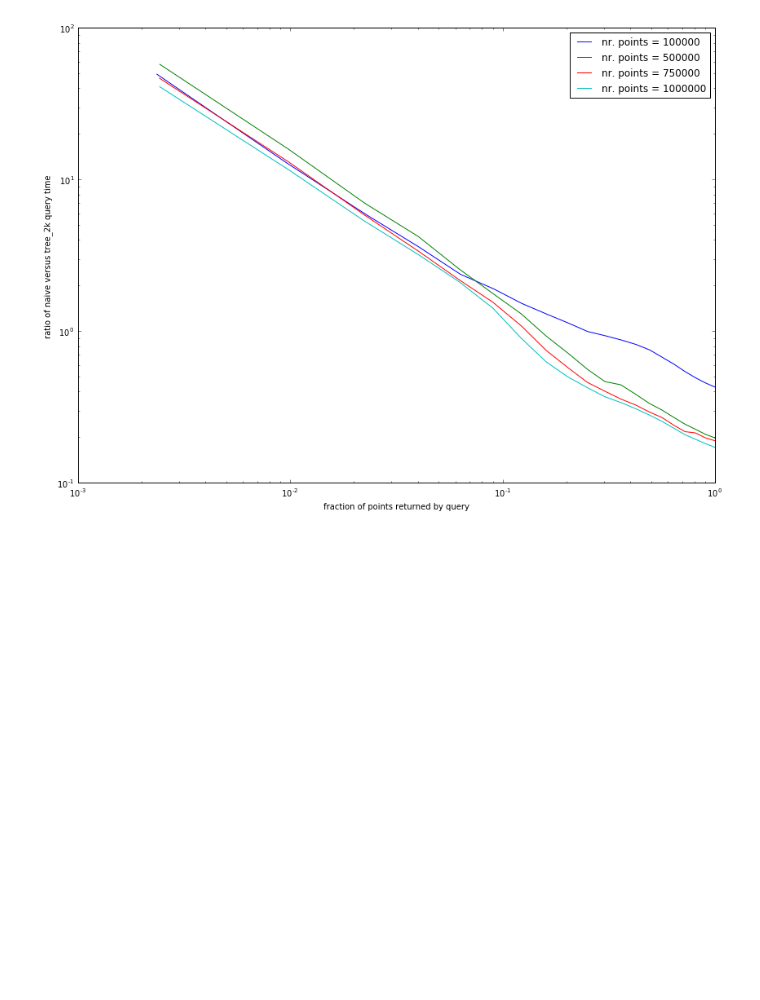
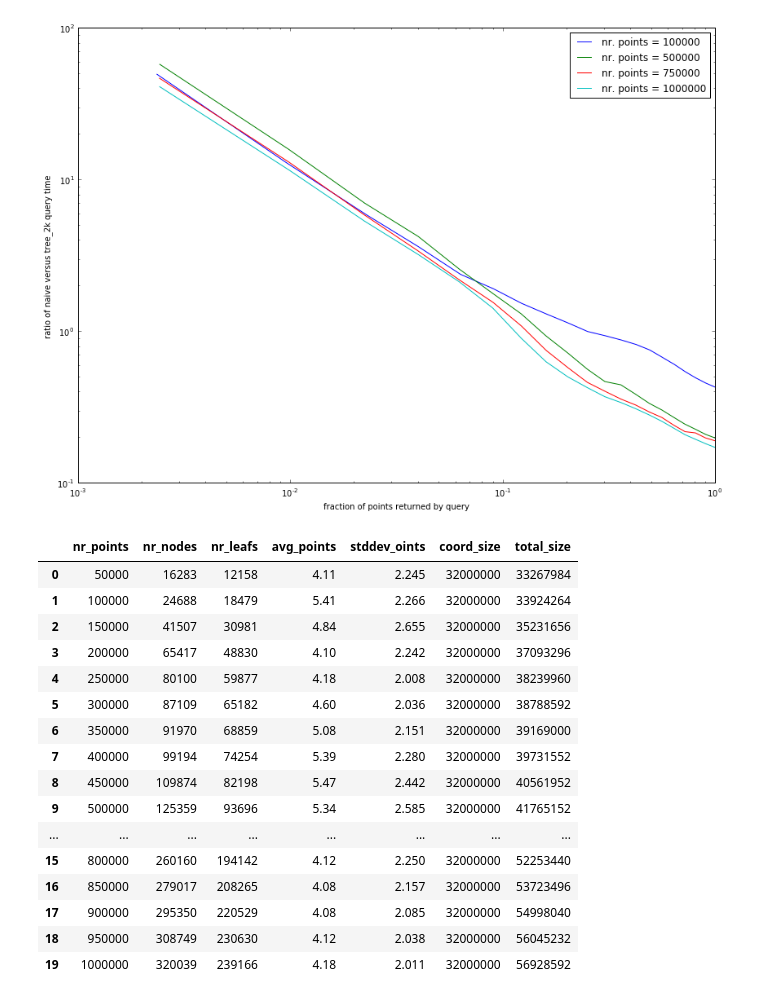
Before and after one commit to gjbex/training-material, a Jupyter notebook: C/Tree_2k/benchmark/scaling_overhead.ipynb, the cells around one changed output. Drawn from its saved outputs; the diff is of its cells as text; code cells hidden in the pictures; blank space fills up the shorter version.

Commit message:
Loaded overhead figures

```diff
--- a/C/Tree_2k/benchmark/scaling_overhead.ipynb
+++ b/C/Tree_2k/benchmark/scaling_overhead.ipynb
@@ -45,3 +45,24 @@ def plot_query_size_eff(scaling, point_nrs):
 plot_query_size_eff(scaling, [100000, 500000, 750000, 1000000])
 # %% [output]
 [figure]
+# %%
+overhead = pd.read_csv('overhead.txt', sep=' ')
+overhead
+# %% [output]
+|  | nr_points | nr_nodes | nr_leafs | avg_points | stddev_oints | coord_size | total_size |
+| 0 | 50000 | 16283 | 12158 | 4.11 | 2.245 | 32000000 | 33267984 |
+| 1 | 100000 | 24688 | 18479 | 5.41 | 2.266 | 32000000 | 33924264 |
+| 2 | 150000 | 41507 | 30981 | 4.84 | 2.655 | 32000000 | 35231656 |
+| 3 | 200000 | 65417 | 48830 | 4.10 | 2.242 | 32000000 | 37093296 |
+| 4 | 250000 | 80100 | 59877 | 4.18 | 2.008 | 32000000 | 38239960 |
+| 5 | 300000 | 87109 | 65182 | 4.60 | 2.036 | 32000000 | 38788592 |
+| 6 | 350000 | 91970 | 68859 | 5.08 | 2.151 | 32000000 | 39169000 |
+| 7 | 400000 | 99194 | 74254 | 5.39 | 2.280 | 32000000 | 39731552 |
+| 8 | 450000 | 109874 | 82198 | 5.47 | 2.442 | 32000000 | 40561952 |
+| 9 | 500000 | 125359 | 93696 | 5.34 | 2.585 | 32000000 | 41765152 |
+| ... | ... | ... | ... | ... | ... | ... | ... |
+| 15 | 800000 | 260160 | 194142 | 4.12 | 2.250 | 32000000 | 52253440 |
+| 16 | 850000 | 279017 | 208265 | 4.08 | 2.157 | 32000000 | 53723496 |
+| 17 | 900000 | 295350 | 220529 | 4.08 | 2.085 | 32000000 | 54998040 |
+| 18 | 950000 | 308749 | 230630 | 4.12 | 2.038 | 32000000 | 56045232 |
+| 19 | 1000000 | 320039 | 239166 | 4.18 | 2.011 | 32000000 | 56928592 |
```
